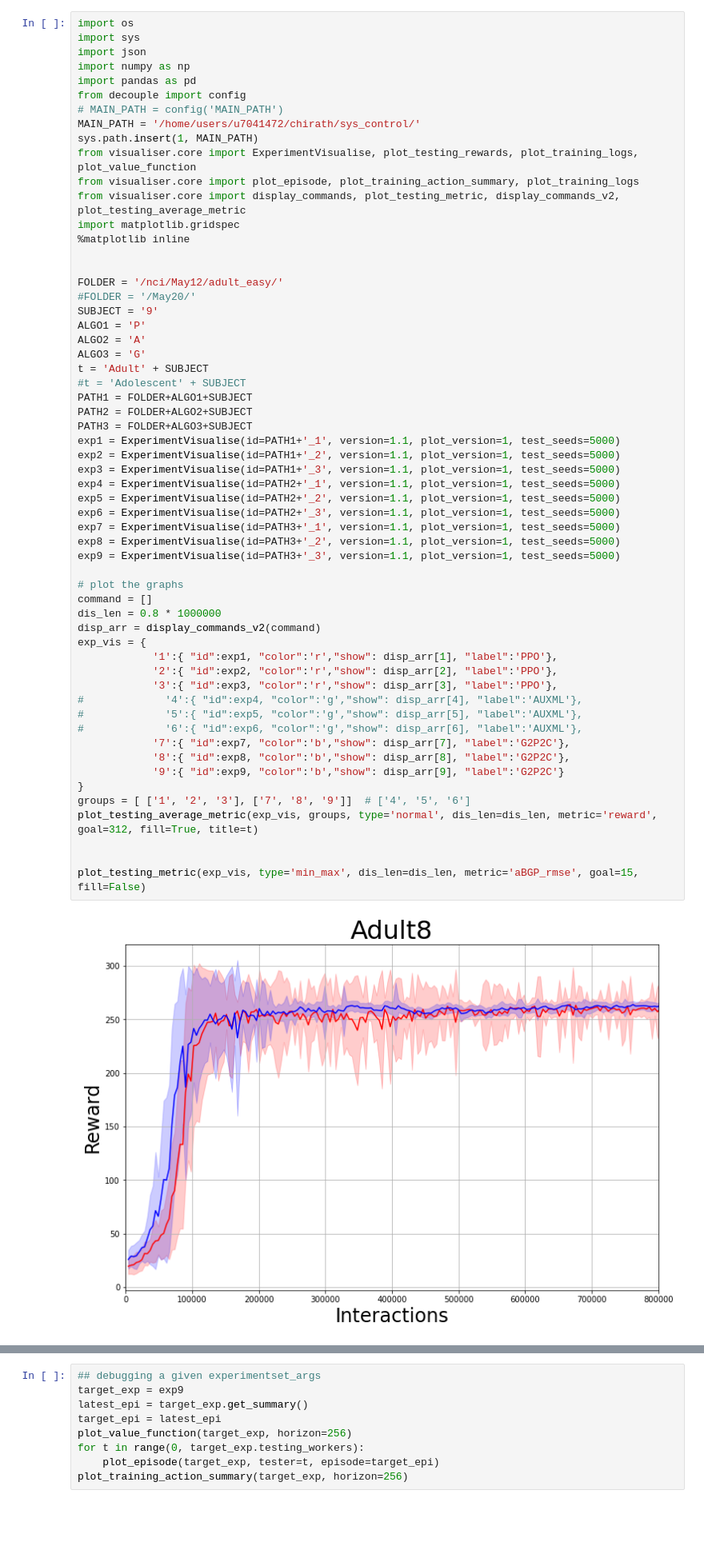
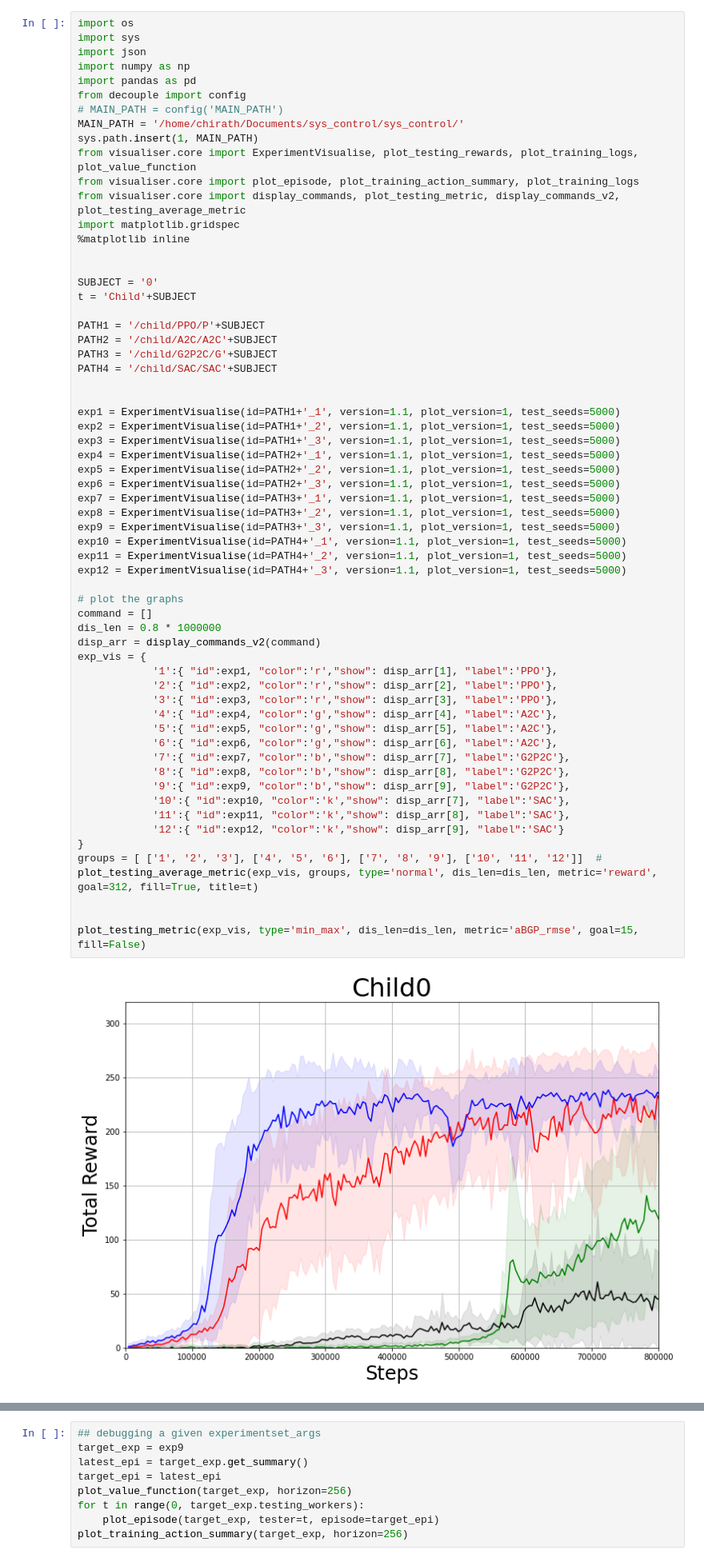
Before and after one commit to RL4H/G2P2C, a Jupyter notebook: visualiser/notebooks/compare_agents.ipynb, the cells around one changed output, grey strips where cells are left out. Shown at 80% size. Saved outputs shown, nothing was run; the diff lists cells and outputs as text; blank space fills up the shorter version.

Commit message:
update visualisation scripts

```diff
--- a/visualiser/notebooks/compare_agents.ipynb
+++ b/visualiser/notebooks/compare_agents.ipynb
@@ -6,7 +6,7 @@ import numpy as np
 import pandas as pd
 from decouple import config
 # MAIN_PATH = config('MAIN_PATH')
-MAIN_PATH = '/home/users/u7041472/chirath/sys_control/'
+MAIN_PATH = '/home/chirath/Documents/sys_control/sys_control/'
 sys.path.insert(1, MAIN_PATH)
 from visualiser.core import ExperimentVisualise, plot_testing_rewards, plot_training_logs, plot_value_function
 from visualiser.core import plot_episode, plot_training_action_summary, plot_training_logs
@@ -14,47 +14,51 @@ from visualiser.core import display_commands, plot_testing_metric, display_comma
 import matplotlib.gridspec
 %matplotlib inline
 
 
-FOLDER = '/nci/May12/adult_easy/'
-#FOLDER = '/May20/'
-SUBJECT = '9'
-ALGO1 = 'P'
-ALGO2 = 'A'
-ALGO3 = 'G'
-t = 'Adult' + SUBJECT
-#t = 'Adolescent' + SUBJECT
-PATH1 = FOLDER+ALGO1+SUBJECT
-PATH2 = FOLDER+ALGO2+SUBJECT
-PATH3 = FOLDER+ALGO3+SUBJECT
+SUBJECT = '0'
+t = 'Child'+SUBJECT
+
+PATH1 = '/child/PPO/P'+SUBJECT
+PATH2 = '/child/A2C/A2C'+SUBJECT
+PATH3 = '/child/G2P2C/G'+SUBJECT
+PATH4 = '/child/SAC/SAC'+SUBJECT
+
+
 exp1 = ExperimentVisualise(id=PATH1+'_1', version=1.1, plot_version=1, test_seeds=5000)
 exp2 = ExperimentVisualise(id=PATH1+'_2', version=1.1, plot_version=1, test_seeds=5000)
 exp3 = ExperimentVisualise(id=PATH1+'_3', version=1.1, plot_version=1, test_seeds=5000)
 exp4 = ExperimentVisualise(id=PATH2+'_1', version=1.1, plot_version=1, test_seeds=5000)
 exp5 = ExperimentVisualise(id=PATH2+'_2', version=1.1, plot_version=1, test_seeds=5000)
 exp6 = ExperimentVisualise(id=PATH2+'_3', version=1.1, plot_version=1, test_seeds=5000)
 exp7 = ExperimentVisualise(id=PATH3+'_1', version=1.1, plot_version=1, test_seeds=5000)
 exp8 = ExperimentVisualise(id=PATH3+'_2', version=1.1, plot_version=1, test_seeds=5000)
 exp9 = ExperimentVisualise(id=PATH3+'_3', version=1.1, plot_version=1, test_seeds=5000)
+exp10 = ExperimentVisualise(id=PATH4+'_1', version=1.1, plot_version=1, test_seeds=5000)
+exp11 = ExperimentVisualise(id=PATH4+'_2', version=1.1, plot_version=1, test_seeds=5000)
+exp12 = ExperimentVisualise(id=PATH4+'_3', version=1.1, plot_version=1, test_seeds=5000)
 
 # plot the graphs
 command = []
 dis_len = 0.8 * 1000000
 disp_arr = display_commands_v2(command)
 exp_vis = {
             '1':{ "id":exp1, "color":'r',"show": disp_arr[1], "label":'PPO'},
             '2':{ "id":exp2, "color":'r',"show": disp_arr[2], "label":'PPO'},
             '3':{ "id":exp3, "color":'r',"show": disp_arr[3], "label":'PPO'},
-#             '4':{ "id":exp4, "color":'g',"show": disp_arr[4], "label":'AUXML'},
-#             '5':{ "id":exp5, "color":'g',"show": disp_arr[5], "label":'AUXML'},
-#             '6':{ "id":exp6, "color":'g',"show": disp_arr[6], "label":'AUXML'},
+            '4':{ "id":exp4, "color":'g',"show": disp_arr[4], "label":'A2C'},
+            '5':{ "id":exp5, "color":'g',"show": disp_arr[5], "label":'A2C'},
+            '6':{ "id":exp6, "color":'g',"show": disp_arr[6], "label":'A2C'},
             '7':{ "id":exp7, "color":'b',"show": disp_arr[7], "label":'G2P2C'},
             '8':{ "id":exp8, "color":'b',"show": disp_arr[8], "label":'G2P2C'},
-            '9':{ "id":exp9, "color":'b',"show": disp_arr[9], "label":'G2P2C'}
+            '9':{ "id":exp9, "color":'b',"show": disp_arr[9], "label":'G2P2C'},
+            '10':{ "id":exp10, "color":'k',"show": disp_arr[7], "label":'SAC'},
+            '11':{ "id":exp11, "color":'k',"show": disp_arr[8], "label":'SAC'},
+            '12':{ "id":exp12, "color":'k',"show": disp_arr[9], "label":'SAC'}
 }
-groups = [ ['1', '2', '3'], ['7', '8', '9']]  # ['4', '5', '6']
+groups = [ ['1', '2', '3'], ['4', '5', '6'], ['7', '8', '9'], ['10', '11', '12']]  #
 plot_testing_average_metric(exp_vis, groups, type='normal', dis_len=dis_len, metric='reward', goal=312, fill=True, title=t)
 
 
 plot_testing_metric(exp_vis, type='min_max', dis_len=dis_len, metric='aBGP_rmse', goal=15, fill=False)
 # %% [output]
-[figure, old version]
+[figure, new version]
```
Also changed, not shown: parts of 1 cell of this notebook, 7 other files.
